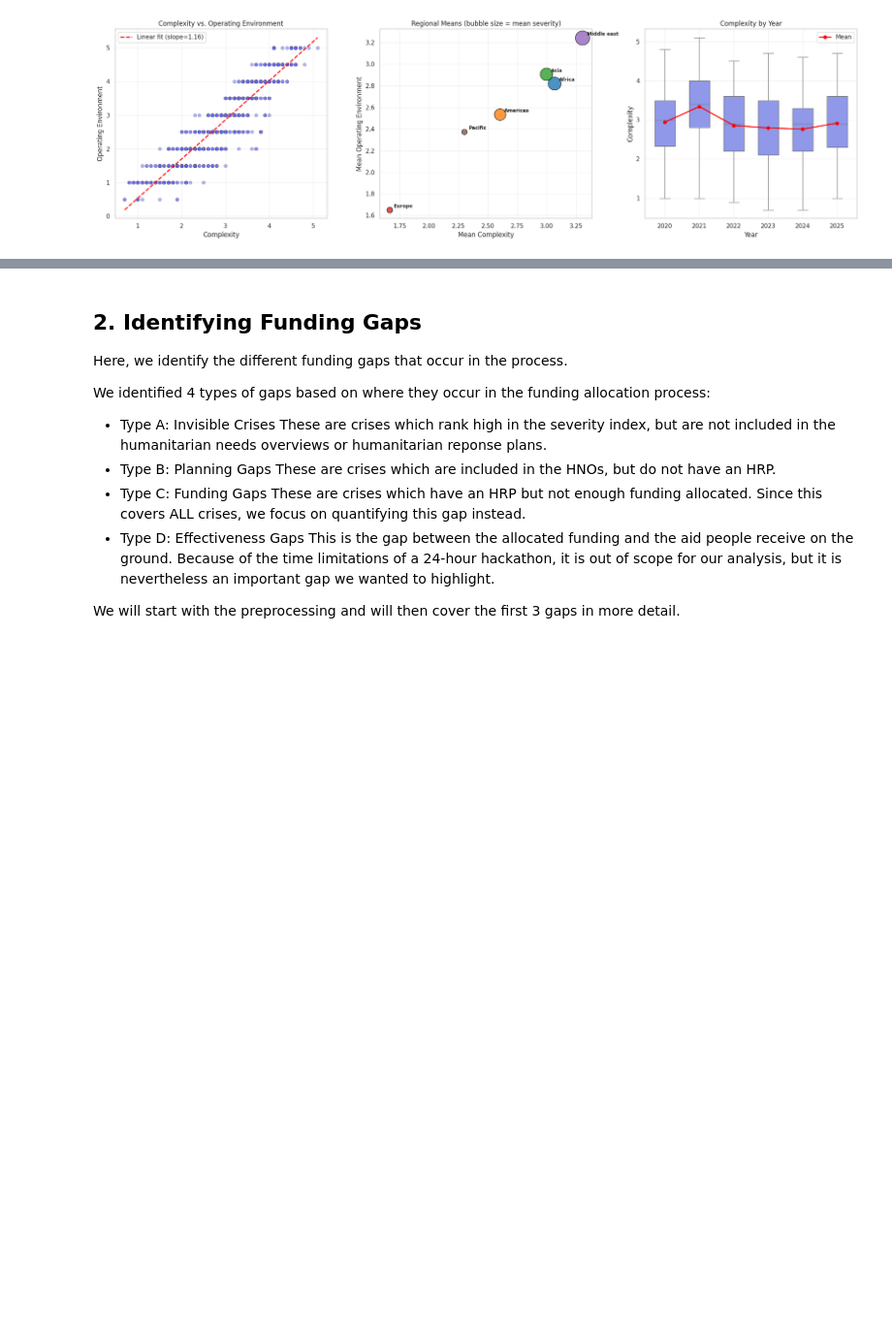
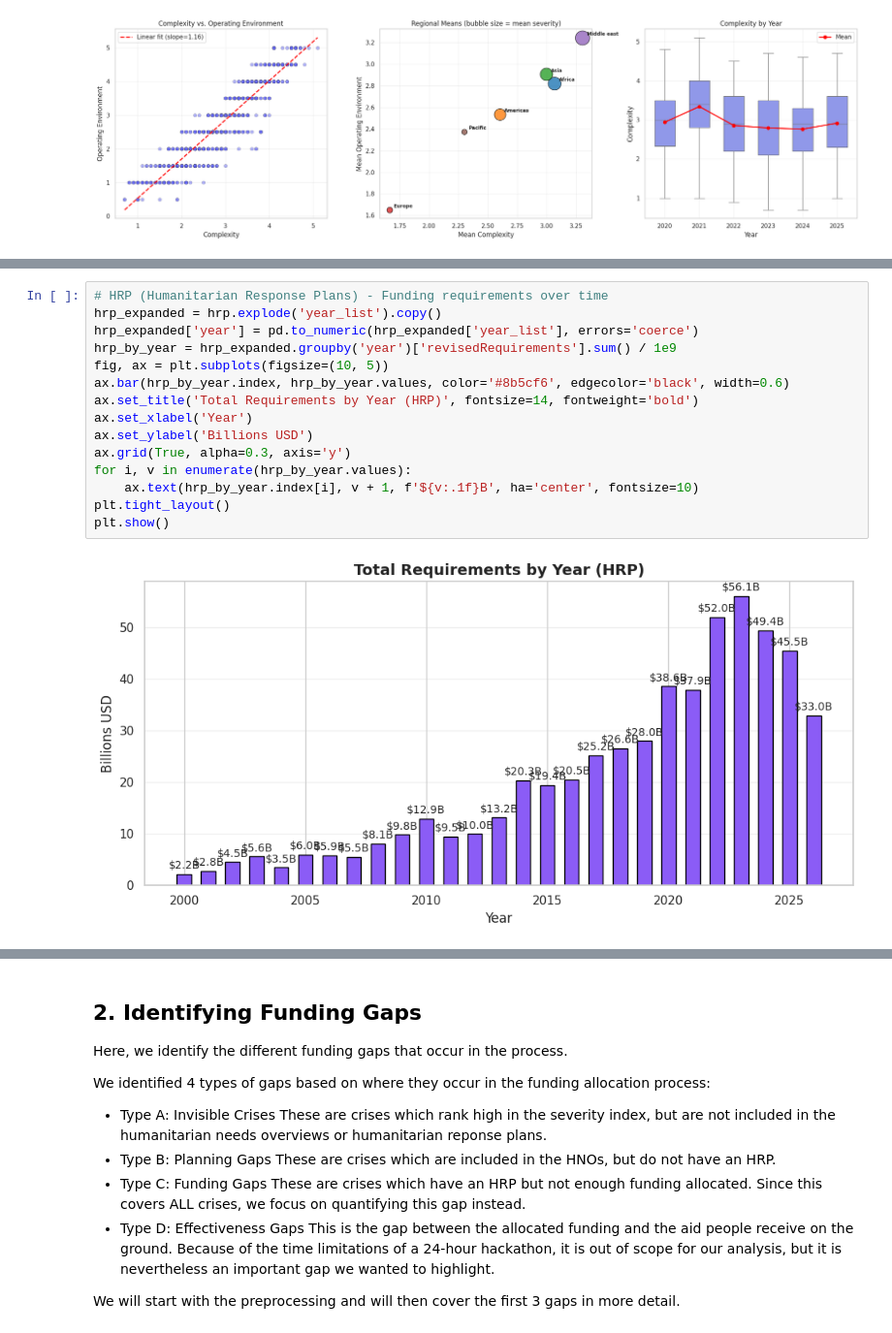
Before and after one commit to USER-397X/OCHA, a Jupyter notebook: stroopwafel.ipynb, the cells around one changed output, grey strips where cells are left out. Shown at 97% size. Saved outputs shown, nothing was run; the diff lists cells and outputs as text; blank space fills up the shorter version.

```diff
--- a/stroopwafel.ipynb
+++ b/stroopwafel.ipynb
@@ -390,0 +417,17 @@ plt.show()
+# %%
+# HRP (Humanitarian Response Plans) - Funding requirements over time
+hrp_expanded = hrp.explode('year_list').copy()
+hrp_expanded['year'] = pd.to_numeric(hrp_expanded['year_list'], errors='coerce')
+hrp_by_year = hrp_expanded.groupby('year')['revisedRequirements'].sum() / 1e9
+fig, ax = plt.subplots(figsize=(10, 5))
+ax.bar(hrp_by_year.index, hrp_by_year.values, color='#8b5cf6', edgecolor='black', width=0.6)
+ax.set_title('Total Requirements by Year (HRP)', fontsize=14, fontweight='bold')
+ax.set_xlabel('Year')
+ax.set_ylabel('Billions USD')
+ax.grid(True, alpha=0.3, axis='y')
+for i, v in enumerate(hrp_by_year.values):
+    ax.text(hrp_by_year.index[i], v + 1, f'${v:.1f}B', ha='center', fontsize=10)
+plt.tight_layout()
+plt.show()
+# %% [output]
+[figure, added]
```
Also changed, not shown: parts of 25 cells of this notebook.
